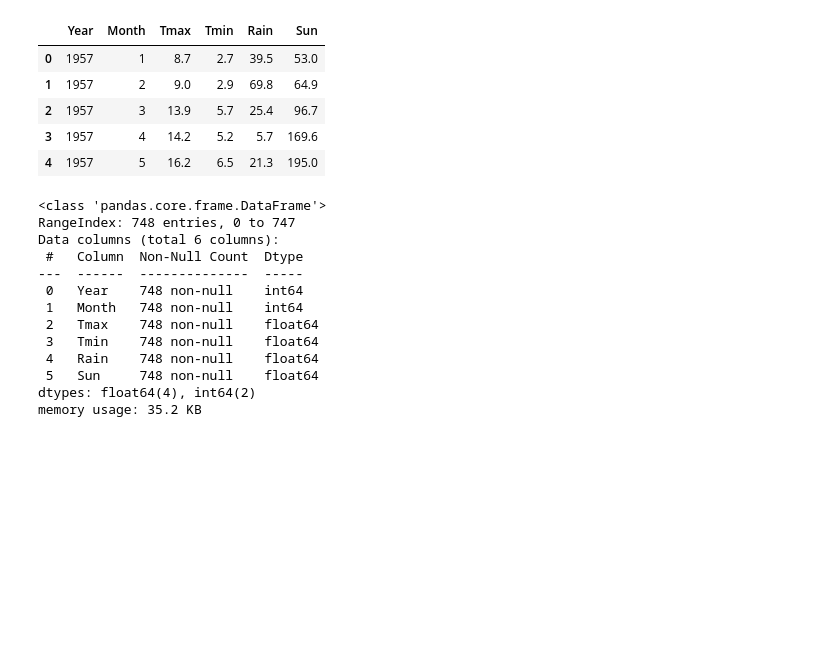
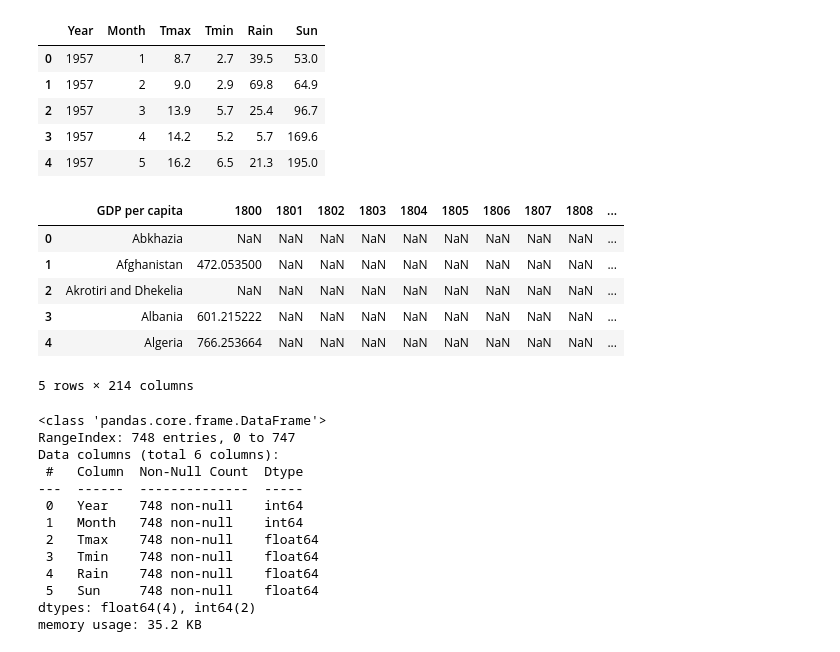
Before and after one commit to Juliocwb/PosMapa, a Jupyter notebook: Bolsab3/Mapab3.ipynb, the cells around one changed output. Cells and saved outputs as stored; diff of their text form; code cells hidden in the pictures; blank space fills up the shorter version.

```diff
--- a/Bolsab3/Mapab3.ipynb
+++ b/Bolsab3/Mapab3.ipynb
@@ -360,6 +360,17 @@ df_tempo.head()
 | 2 | 1957 | 3 | 13.9 | 5.7 | 25.4 | 96.7 |
 | 3 | 1957 | 4 | 14.2 | 5.2 | 5.7 | 169.6 |
 | 4 | 1957 | 5 | 16.2 | 6.5 | 21.3 | 195.0 |
+# %%
+df_test =  pd.read_csv('https://gist.githubusercontent.com/chriddyp/9166432/raw/0d5410f1f8da88670adc86080e7154009ebf4906/indicator%2520gapminder%2520gdp_per_capita_ppp%2520-%2520Data.csv')
+df_test.head()
+# %% [output]
+|  | GDP per capita | 1800 | 1801 | 1802 | 1803 | 1804 | 1805 | 1806 | 1807 | 1808 | ... |
+| 0 | Abkhazia | NaN | NaN | NaN | NaN | NaN | NaN | NaN | NaN | NaN | ... |
+| 1 | Afghanistan | 472.053500 | NaN | NaN | NaN | NaN | NaN | NaN | NaN | NaN | ... |
+| 2 | Akrotiri and Dhekelia | NaN | NaN | NaN | NaN | NaN | NaN | NaN | NaN | NaN | ... |
+| 3 | Albania | 601.215222 | NaN | NaN | NaN | NaN | NaN | NaN | NaN | NaN | ... |
+| 4 | Algeria | 766.253664 | NaN | NaN | NaN | NaN | NaN | NaN | NaN | NaN | ... |
+5 rows × 214 columns
 # %%
 df_tempo.info()
 # %% [output]
```
Also changed, not shown: parts of 1 cell of this notebook, 2 other files.
